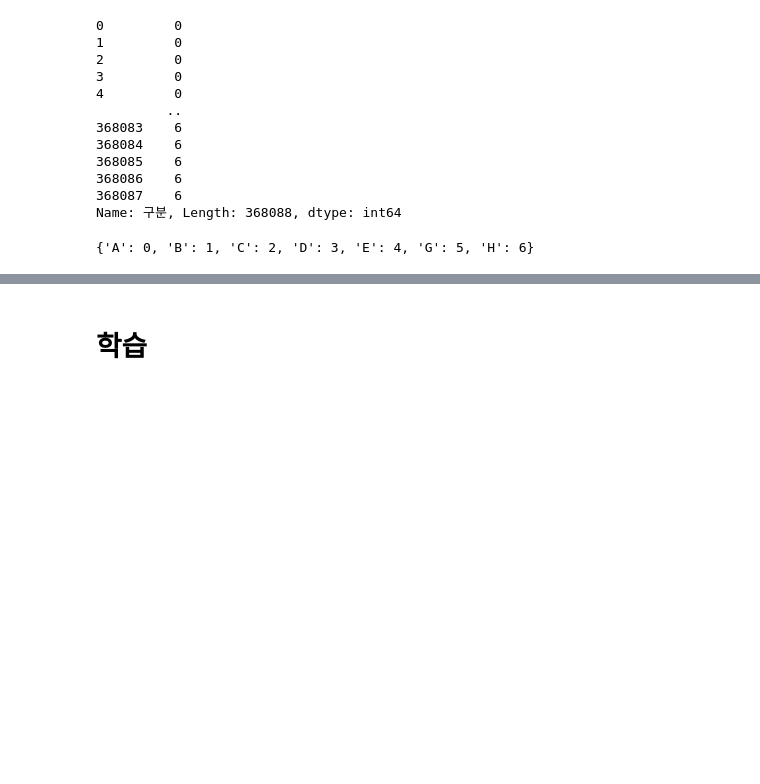
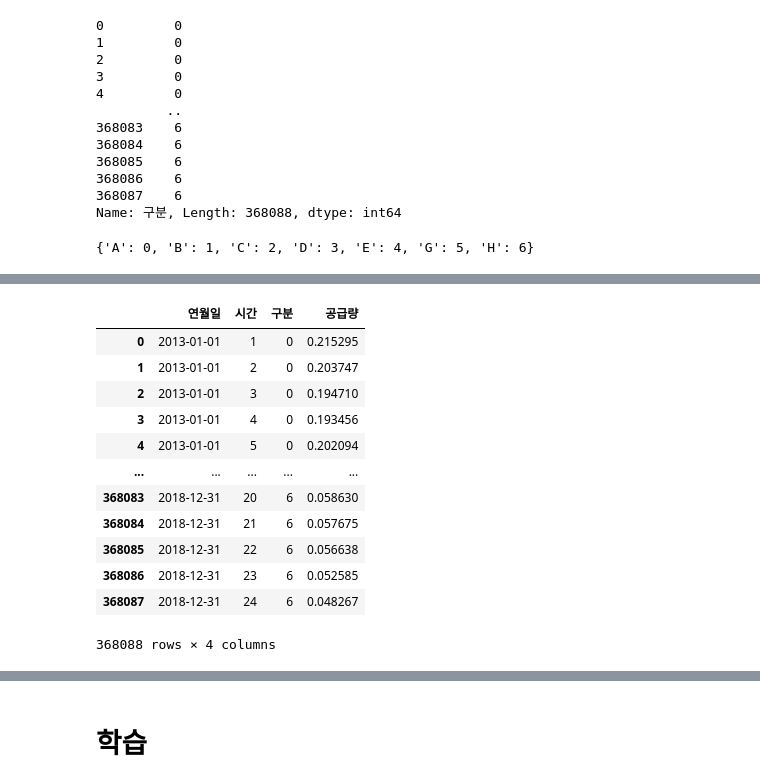
Before and after one commit to JeromeCheon/gcs_AIproject, a Jupyter notebook: assignments/kaggle/inclass_2/lstm_try1.ipynb, the cells around one changed output, grey strips where cells are left out. Saved outputs shown, nothing was run; the diff lists cells and outputs as text; code cells hidden in the pictures; blank space fills up the shorter version.

```diff
--- a/assignments/kaggle/inclass_2/lstm_try1.ipynb
+++ b/assignments/kaggle/inclass_2/lstm_try1.ipynb
@@ -115,3 +115,0 @@ total
-# %%
-total.drop(columns='연월일', inplace=True)
-print(total)
@@ -132,0 +116,8 @@ print(total)
+# %%
+# 연속형 변수인 공급량 컬럼은 따로 drop 하자
+scale_cols = ['공급량']
+cont_var = total[scale_cols]
+# total.drop(columns=['공급량'], inplace=True)
+etc = total.drop(columns=['공급량'])
+print(cont_var)
+print(etc)
@@ -132,0 +142,13 @@ print(total)
+# %%
+# 데이터 정규화: continuous variable
+from sklearn.preprocessing import MinMaxScaler
+
+cont_var.sort_index(ascending=False).reset_index(drop=True)
+
+scaler = MinMaxScaler()
+
+df_scaled = scaler.fit_transform(cont_var)
+df_scaled = pd.DataFrame(df_scaled)
+df_scaled.columns = scale_cols
+
+df_scaled
@@ -133,3 +169,20 @@ print(total)
+# %%
+total = pd.concat([etc,df_scaled], axis=1)
+total
+# %% [output]
+|  | 연월일 | 시간 | 구분 | 공급량 |
+| 0 | 2013-01-01 | 1 | 0 | 0.215295 |
+| 1 | 2013-01-01 | 2 | 0 | 0.203747 |
+| 2 | 2013-01-01 | 3 | 0 | 0.194710 |
+| 3 | 2013-01-01 | 4 | 0 | 0.193456 |
+| 4 | 2013-01-01 | 5 | 0 | 0.202094 |
+| ... | ... | ... | ... | ... |
+| 368083 | 2018-12-31 | 20 | 6 | 0.058630 |
+| 368084 | 2018-12-31 | 21 | 6 | 0.057675 |
+| 368085 | 2018-12-31 | 22 | 6 | 0.056638 |
+| 368086 | 2018-12-31 | 23 | 6 | 0.052585 |
+| 368087 | 2018-12-31 | 24 | 6 | 0.048267 |
+368088 rows × 4 columns
 # %%
 train_years = [2013,2014,2015,2016,2017]
 val_years = [2018]
```
Also changed, not shown: parts of 19 cells of this notebook, 3 other files.
